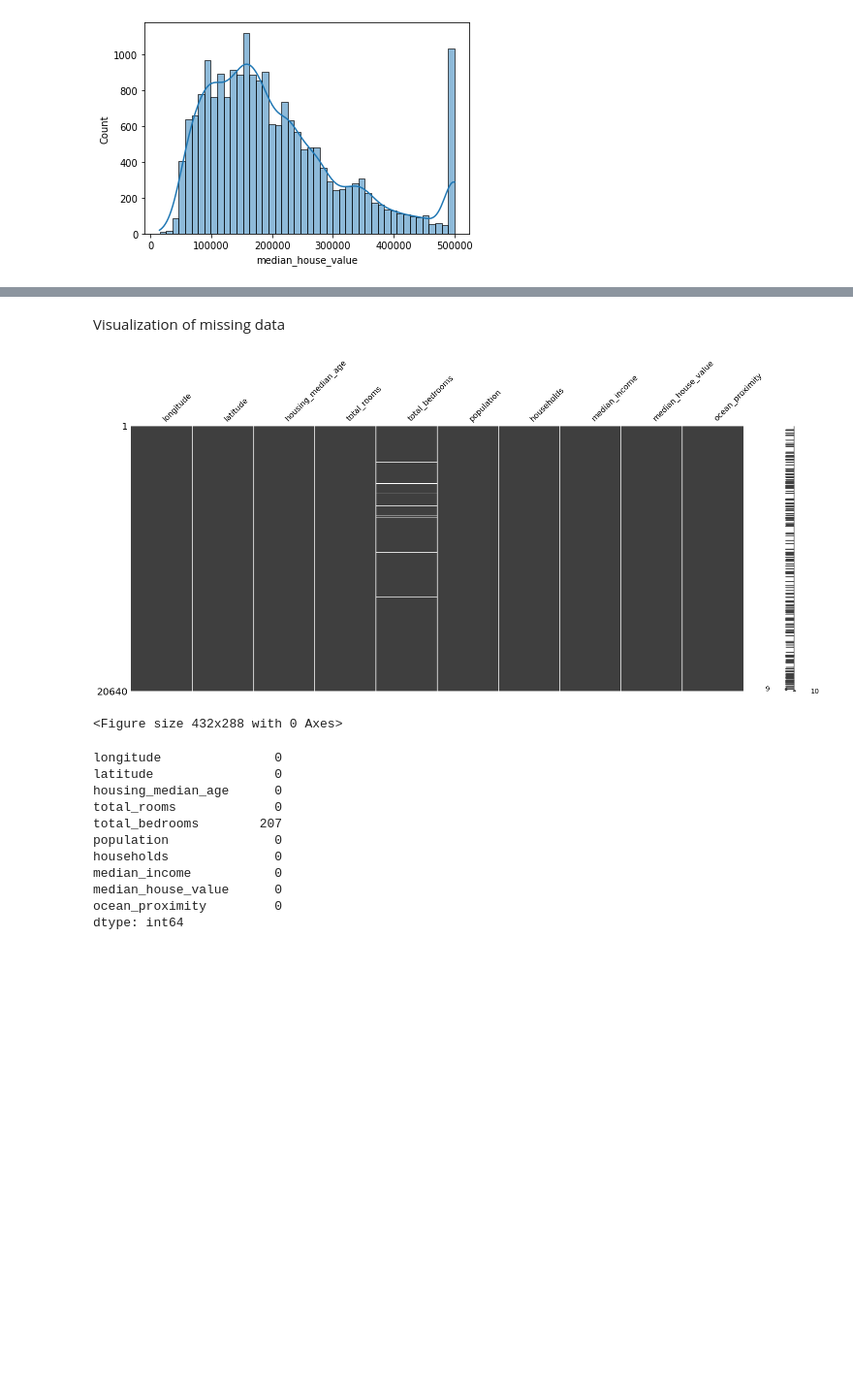
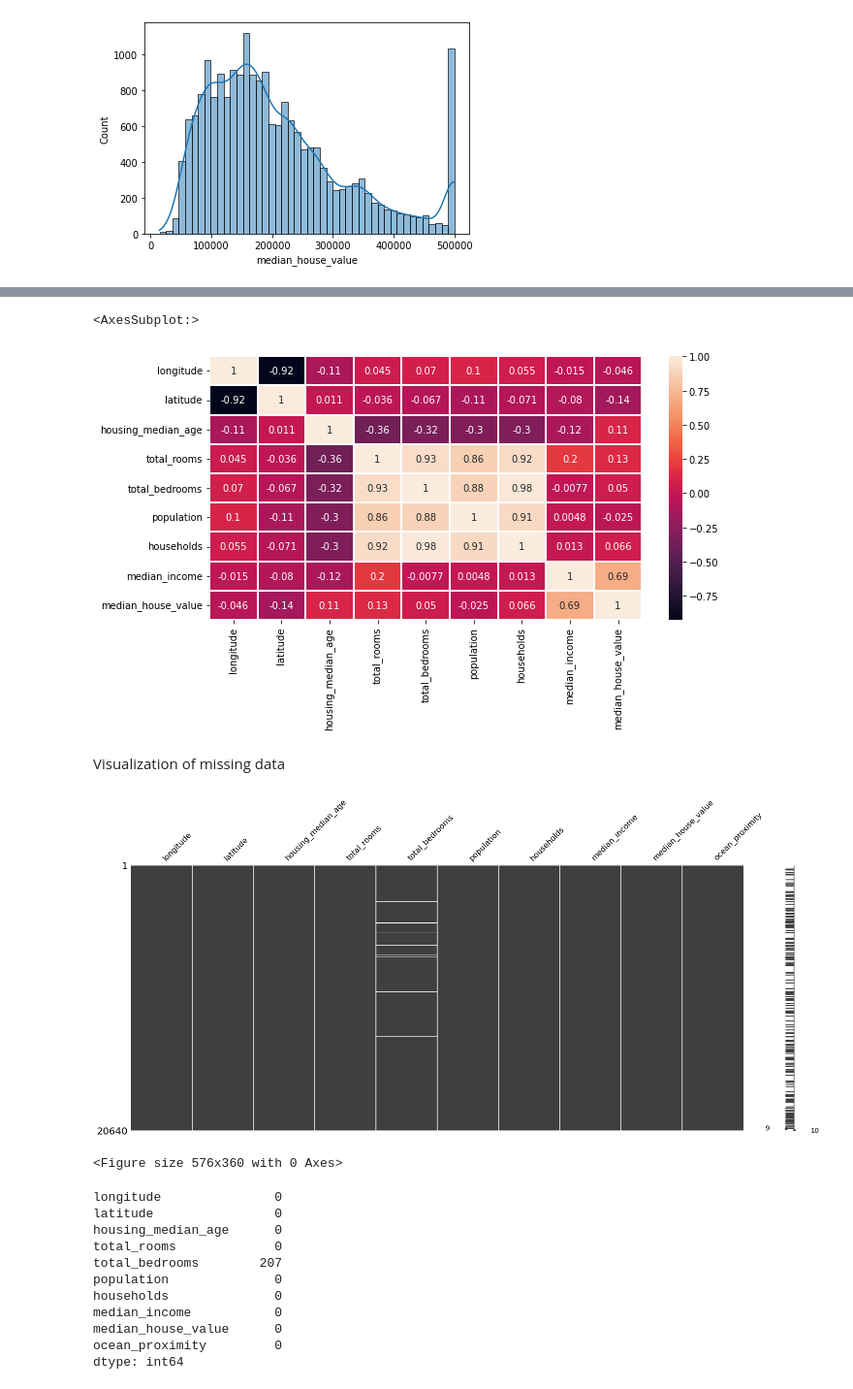
Before and after one commit to istiaqahmedfahim/random, a Jupyter notebook: mark1.ipynb, the cells around one changed output, grey strips where cells are left out. Shown at 97% size. Saved outputs shown, nothing was run; the diff lists cells and outputs as text; code cells hidden in the pictures; blank space fills up the shorter version.

```diff
--- a/mark1.ipynb
+++ b/mark1.ipynb
@@ -72,13 +86,19 @@ for col in data:
+# %%
+plt.figure(figsize=(10,5))
+sns.heatmap(data.corr(),annot=True,linewidths=2)
+# %% [output]
+<AxesSubplot:>
+[figure, added]
 # %% [markdown]
 Visualization of missing data
 # %%
 import missingno as msno
 msno.matrix(data)
-plt.figure()
+plt.figure(figsize=(8,5))
 plt.show()
 # %% [output]
 [figure]
-<Figure size 432x288 with 0 Axes>
+<Figure size 576x360 with 0 Axes>
 # %%
 print(data.isnull().sum())
 # %% [output]
```
Also changed, not shown: parts of 2 cells of this notebook.
